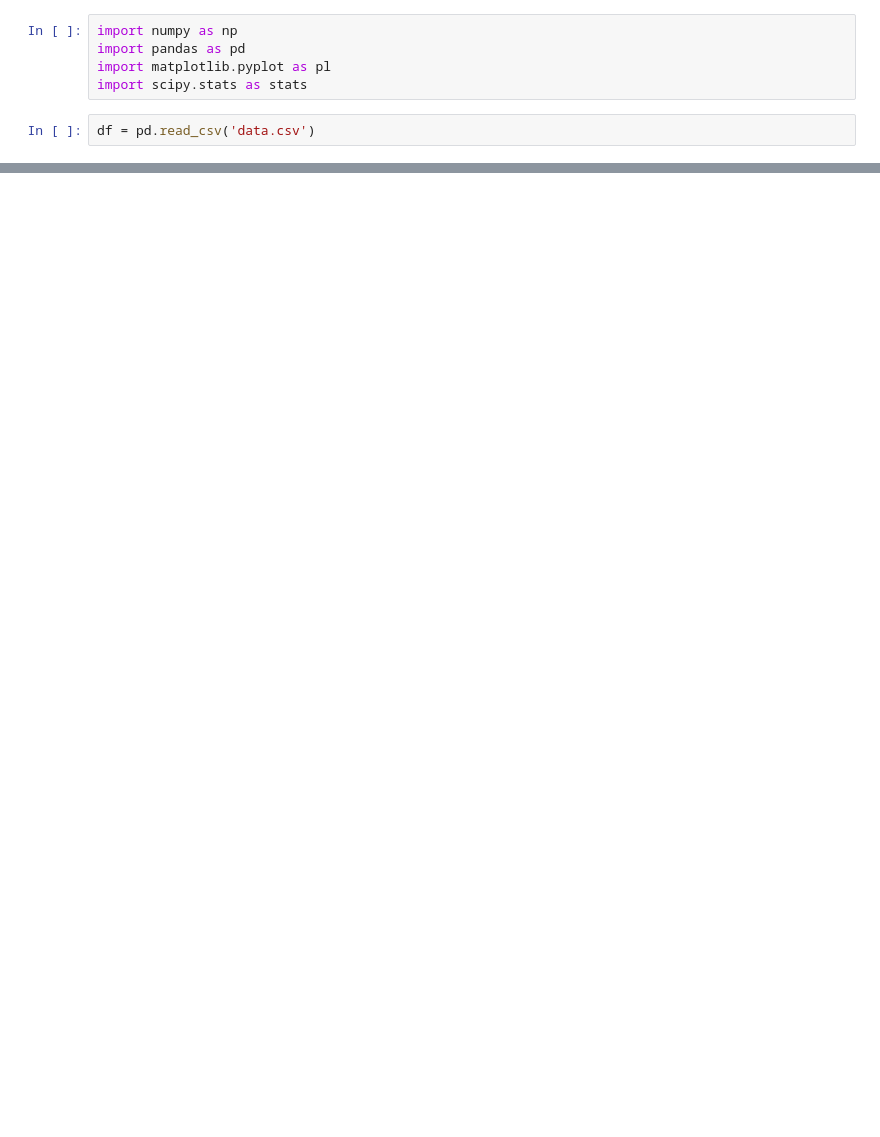
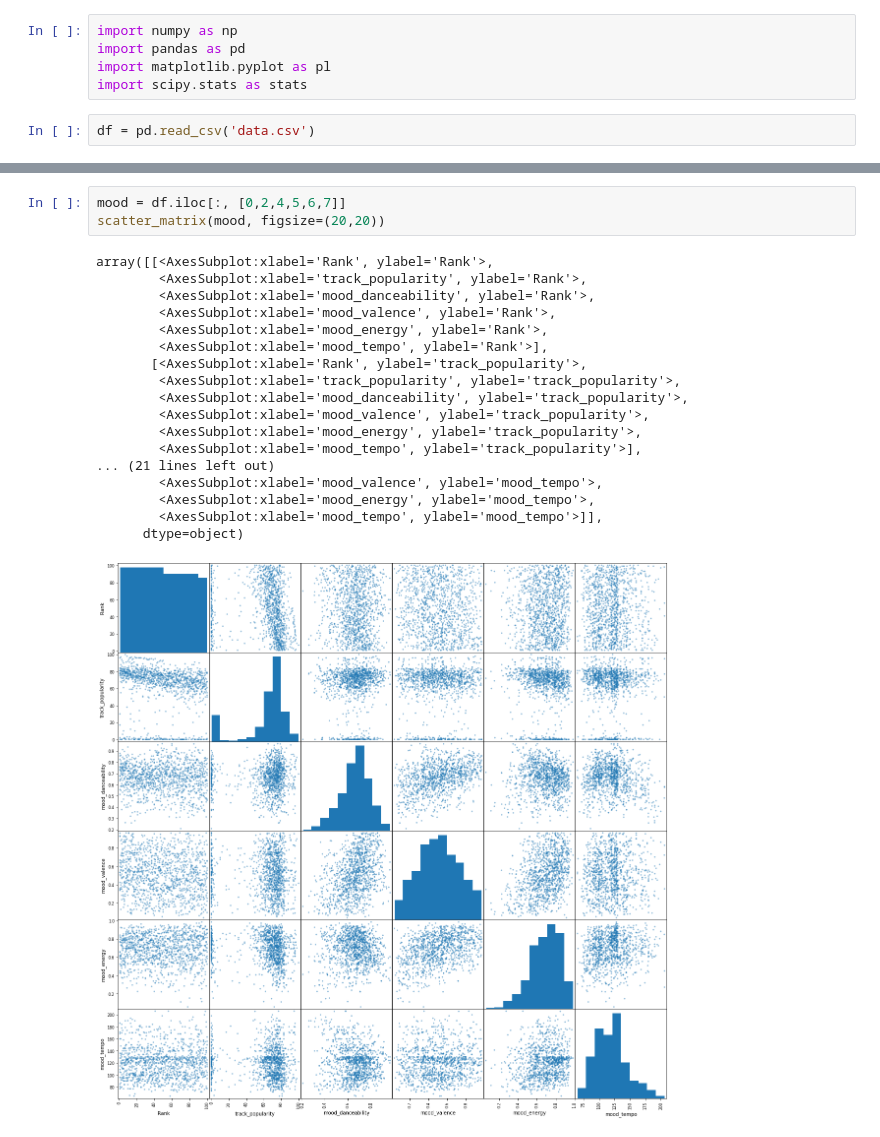
Before and after one commit to ScxttM/spotify, a Jupyter notebook: plotting.ipynb, the cells around one changed output, grey strips where cells are left out. Cells and saved outputs as stored; diff of their text form; blank space fills up the shorter version.

```diff
--- a/plotting.ipynb
+++ b/plotting.ipynb
@@ -22,0 +73,22 @@ print(diccionario)
+# %%
+mood = df.iloc[:, [0,2,4,5,6,7]]
+scatter_matrix(mood, figsize=(20,20))
+# %% [output]
+array([[<AxesSubplot:xlabel='Rank', ylabel='Rank'>,
+        <AxesSubplot:xlabel='track_popularity', ylabel='Rank'>,
+        <AxesSubplot:xlabel='mood_danceability', ylabel='Rank'>,
+        <AxesSubplot:xlabel='mood_valence', ylabel='Rank'>,
+        <AxesSubplot:xlabel='mood_energy', ylabel='Rank'>,
+        <AxesSubplot:xlabel='mood_tempo', ylabel='Rank'>],
+       [<AxesSubplot:xlabel='Rank', ylabel='track_popularity'>,
+        <AxesSubplot:xlabel='track_popularity', ylabel='track_popularity'>,
+        <AxesSubplot:xlabel='mood_danceability', ylabel='track_popularity'>,
+        <AxesSubplot:xlabel='mood_valence', ylabel='track_popularity'>,
+        <AxesSubplot:xlabel='mood_energy', ylabel='track_popularity'>,
+        <AxesSubplot:xlabel='mood_tempo', ylabel='track_popularity'>],
+... (21 lines left out)
+        <AxesSubplot:xlabel='mood_valence', ylabel='mood_tempo'>,
+        <AxesSubplot:xlabel='mood_energy', ylabel='mood_tempo'>,
+        <AxesSubplot:xlabel='mood_tempo', ylabel='mood_tempo'>]],
+      dtype=object)
+[figure, added]
```
Also changed, not shown: parts of 9 cells of this notebook.
